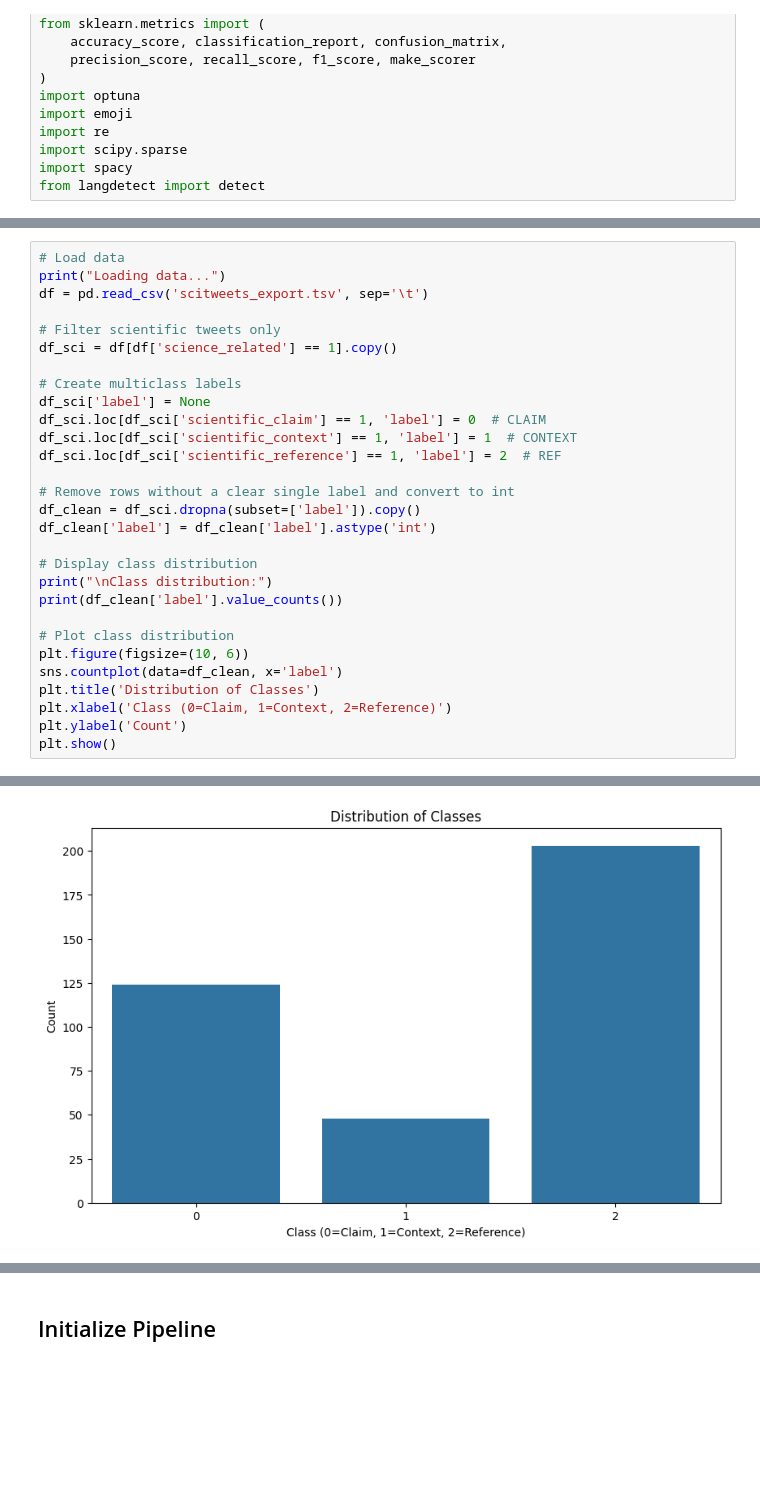
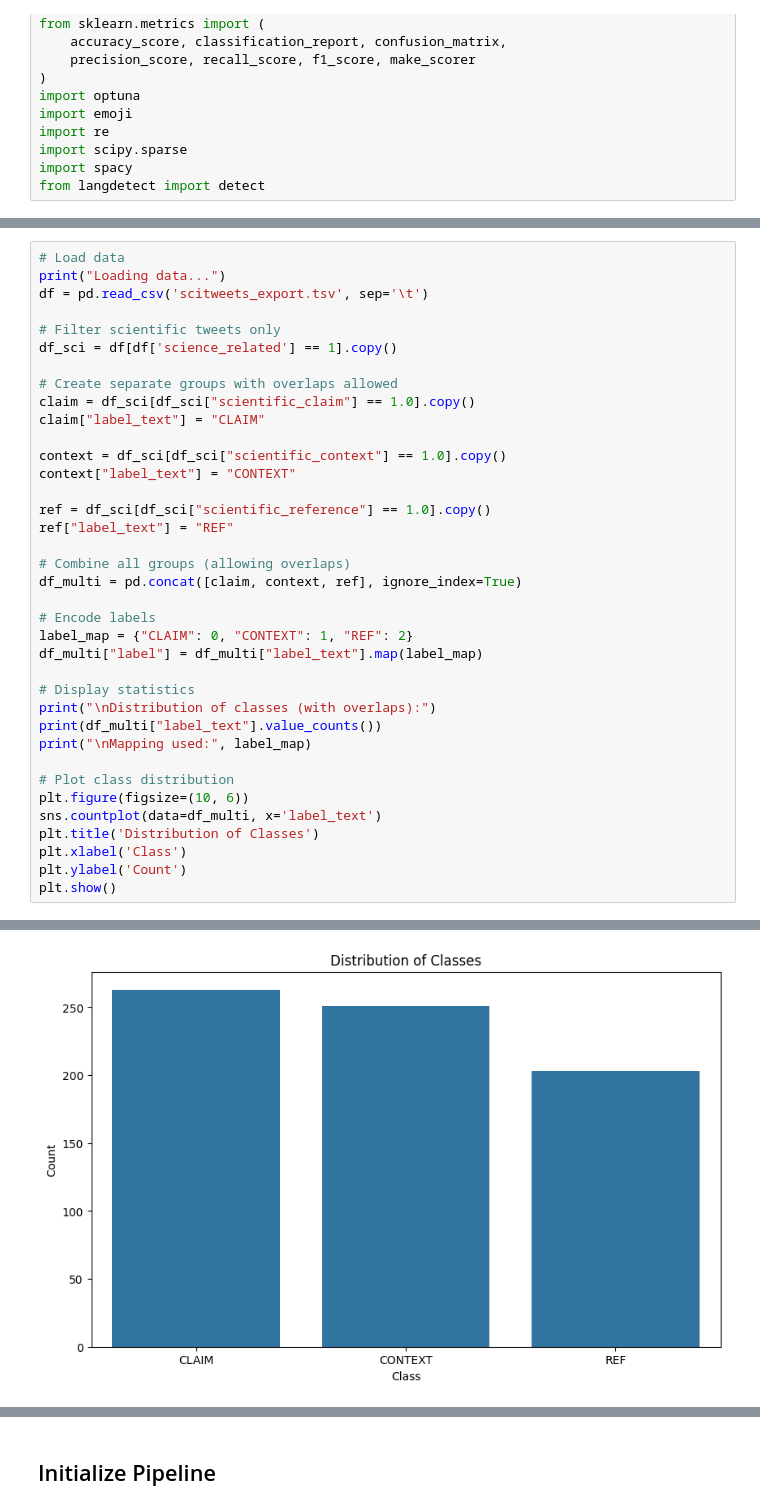
Before and after one commit to NinaShine/Machine_learning, a Jupyter notebook: Projet/task3_Etienne.ipynb, the cells around one changed output, grey strips where cells are left out. Cells and saved outputs as stored; diff of their text form; blank space fills up the shorter version.

```diff
--- a/Projet/task3_Etienne.ipynb
+++ b/Projet/task3_Etienne.ipynb
@@ -48,25 +46,33 @@ df = pd.read_csv('scitweets_export.tsv', sep='\t')
 # Filter scientific tweets only
 df_sci = df[df['science_related'] == 1].copy()
 
-# Create multiclass labels
-df_sci['label'] = None
-df_sci.loc[df_sci['scientific_claim'] == 1, 'label'] = 0  # CLAIM
-df_sci.loc[df_sci['scientific_context'] == 1, 'label'] = 1  # CONTEXT
-df_sci.loc[df_sci['scientific_reference'] == 1, 'label'] = 2  # REF
+# Create separate groups with overlaps allowed
+claim = df_sci[df_sci["scientific_claim"] == 1.0].copy()
+claim["label_text"] = "CLAIM"
 
-# Remove rows without a clear single label and convert to int
-df_clean = df_sci.dropna(subset=['label']).copy()
-df_clean['label'] = df_clean['label'].astype('int')
+context = df_sci[df_sci["scientific_context"] == 1.0].copy()
+context["label_text"] = "CONTEXT"
 
-# Display class distribution
-print("\nClass distribution:")
-print(df_clean['label'].value_counts())
+ref = df_sci[df_sci["scientific_reference"] == 1.0].copy()
+ref["label_text"] = "REF"
+
+# Combine all groups (allowing overlaps)
+df_multi = pd.concat([claim, context, ref], ignore_index=True)
+
+# Encode labels
+label_map = {"CLAIM": 0, "CONTEXT": 1, "REF": 2}
+df_multi["label"] = df_multi["label_text"].map(label_map)
+
+# Display statistics
+print("\nDistribution of classes (with overlaps):")
+print(df_multi["label_text"].value_counts())
+print("\nMapping used:", label_map)
 
 # Plot class distribution
 plt.figure(figsize=(10, 6))
-sns.countplot(data=df_clean, x='label')
+sns.countplot(data=df_multi, x='label_text')
 plt.title('Distribution of Classes')
-plt.xlabel('Class (0=Claim, 1=Context, 2=Reference)')
+plt.xlabel('Class')
 plt.ylabel('Count')
 plt.show()
 # %% [output]
@@ -81 +89 @@ Name: count, dtype: int64
-[figure, old version]
+[figure, new version]
```
Also changed, not shown: parts of 10 cells of this notebook, 2 other files.
